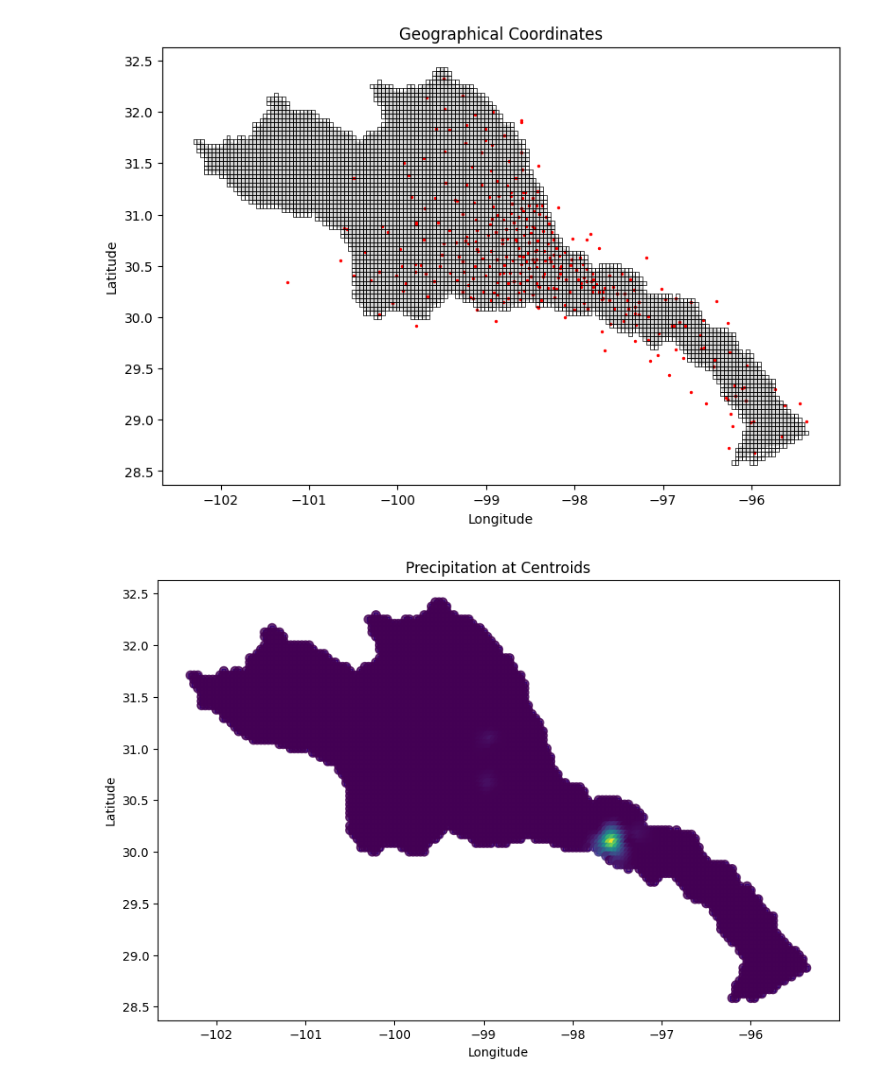
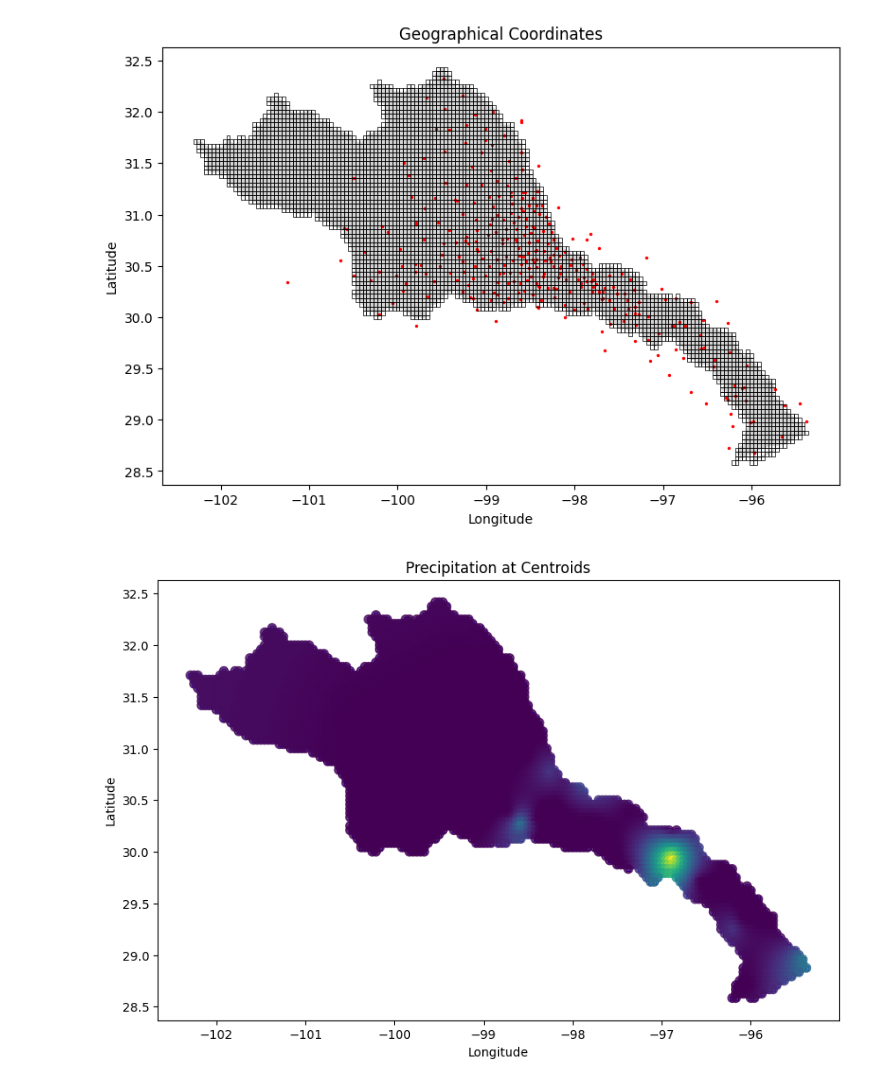
Before and after one commit to GEM-TAMU/LCRA-Interpolation, a Jupyter notebook: interpolation.ipynb, the cells around one changed output. Cells and saved outputs as stored; diff of their text form; code cells hidden in the pictures.

```diff
--- a/interpolation.ipynb
+++ b/interpolation.ipynb
@@ -145,7 +145,6 @@ y_coords = np.array(coords[:, 0])   #  Latitude
 start_date = '1980-01-01'
 end_date = '2023-12-31'
 dates = np.arange(start_date, end_date, dtype='datetime64[D]')
-
 def init_kriging(dates, x_coords, y_coords, values_orig):
     i = 0
     interpolated_vals = []
@@ -156,10 +155,10 @@ def init_kriging(dates, x_coords, y_coords, values_orig):
         values = np.array([array[i] for array in values_orig[:]])
 
         # Define a spatiotemporal variogram model
-        model = gs.Exponential(dim=2, var=1.0, len_scale=0.4)
+        model = gs.Exponential(dim=2, var=1.0, len_scale=0.9)
 
         # Create the kriging field
-        krig = gs.krige.Ordinary(
+        krig = gs.krige.Krige(
             model, cond_pos=[x_coords, y_coords], cond_val=values
         )
 
@@ -170,5 +169,3 @@ def init_kriging(dates, x_coords, y_coords, values_orig):
         interpolated_var.append(variance)
         i+=1
     return interpolated_vals, interpolated_var
-
-interpolated_vals, interpolated_var = init_kriging(dates, x_coords, y_coords, values_orig)
@@ -233,18 +232,18 @@ for i in range(len(interpolated_vals)):
 # %%
 # Plotting
 fig, ax = plt.subplots(figsize=(10, 8))
 intersected_mesh.plot(ax=ax, facecolor='none', edgecolor='blue')  # Plot the original geometries for reference
 
-day_to_plt = 12000  # Which day to plot
+day_to_plt = 98  # Which day to plot
 
 # Plot centroids with color representing precipitation values
 ax.scatter(centroid_coords[:, 0], centroid_coords[:, 1], c=interpolated_vals[day_to_plt], cmap='viridis', s=50, alpha=0.8, vmin=0)
 plt.title('Precipitation at Centroids')
 plt.xlabel('Longitude')
 plt.ylabel('Latitude')
 plt.show()
 # %% [output]
-[figure, old version]
+[figure, new version]
 # %%
 from geopy.distance import geodesic
 
```
Also changed, not shown: parts of 4 cells of this notebook, 1 other file.
